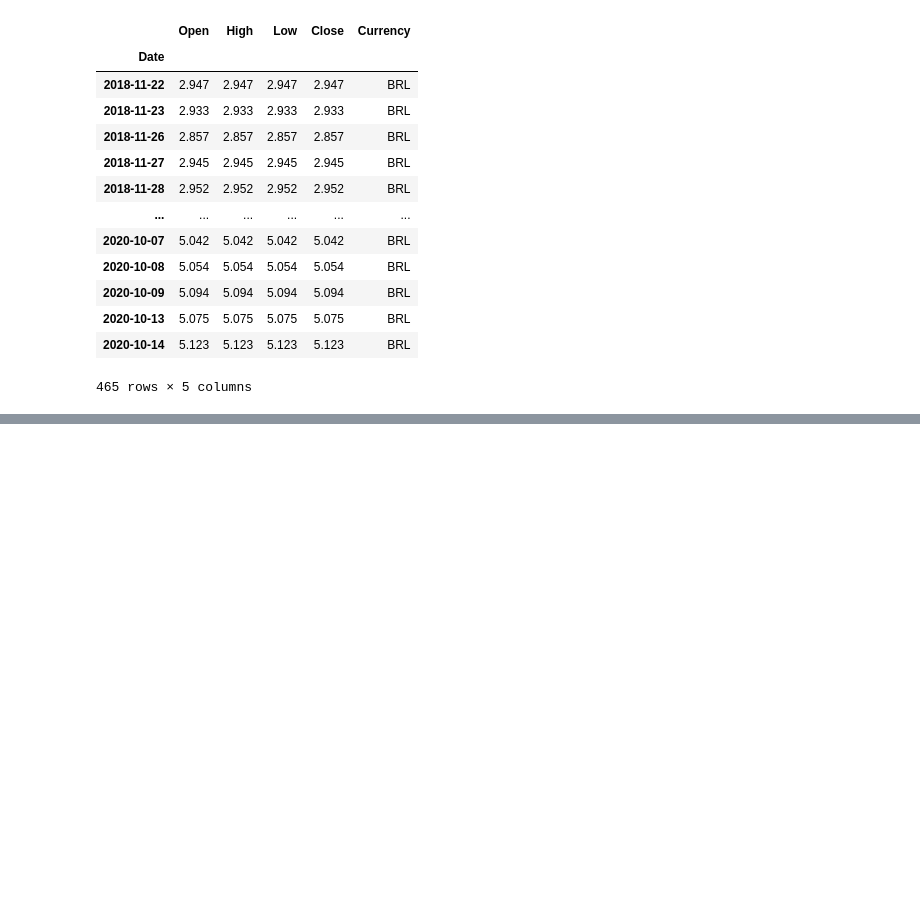
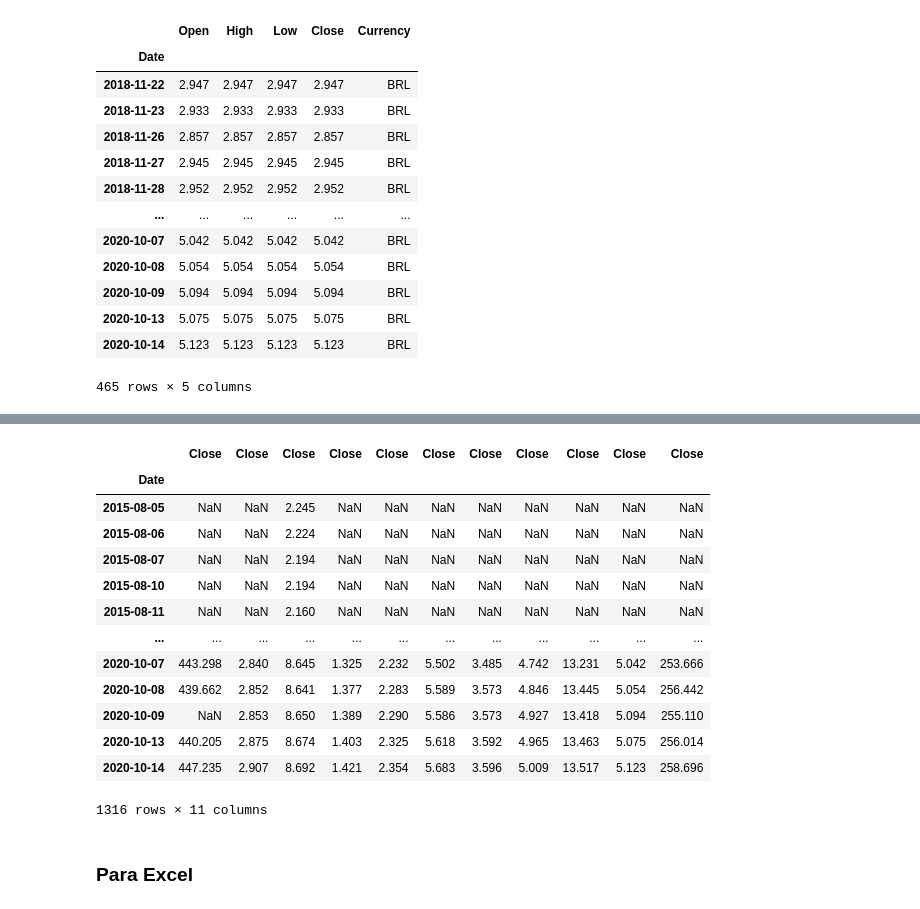
Before and after one commit to Paiva-Coppe/Base, a Jupyter notebook: Bruno_Fundos.ipynb, the cells around one changed output, grey strips where cells are left out. Cells and saved outputs as stored; diff of their text form; code cells hidden in the pictures; blank space fills up the shorter version.

```diff
--- a/Bruno_Fundos.ipynb
+++ b/Bruno_Fundos.ipynb
@@ -235,0 +263,19 @@ hd_11
+# %%
+hd = pandas.concat([hd_01,hd_02,hd_03,hd_04,hd_05,hd_06,hd_07,hd_08,hd_09,hd_10,hd_11], axis=1)
+hdc = hd['Close']
+hdc
+# %% [output]
+|  | Close | Close | Close | Close | Close | Close | Close | Close | Close | Close | Close |
+| Date |  |  |  |  |  |  |  |  |  |  |  |
+| 2015-08-05 | NaN | NaN | 2.245 | NaN | NaN | NaN | NaN | NaN | NaN | NaN | NaN |
+| 2015-08-06 | NaN | NaN | 2.224 | NaN | NaN | NaN | NaN | NaN | NaN | NaN | NaN |
+| 2015-08-07 | NaN | NaN | 2.194 | NaN | NaN | NaN | NaN | NaN | NaN | NaN | NaN |
+| 2015-08-10 | NaN | NaN | 2.194 | NaN | NaN | NaN | NaN | NaN | NaN | NaN | NaN |
+| 2015-08-11 | NaN | NaN | 2.160 | NaN | NaN | NaN | NaN | NaN | NaN | NaN | NaN |
+| ... | ... | ... | ... | ... | ... | ... | ... | ... | ... | ... | ... |
+| 2020-10-07 | 443.298 | 2.840 | 8.645 | 1.325 | 2.232 | 5.502 | 3.485 | 4.742 | 13.231 | 5.042 | 253.666 |
+| 2020-10-08 | 439.662 | 2.852 | 8.641 | 1.377 | 2.283 | 5.589 | 3.573 | 4.846 | 13.445 | 5.054 | 256.442 |
+| 2020-10-09 | NaN | 2.853 | 8.650 | 1.389 | 2.290 | 5.586 | 3.573 | 4.927 | 13.418 | 5.094 | 255.110 |
+| 2020-10-13 | 440.205 | 2.875 | 8.674 | 1.403 | 2.325 | 5.618 | 3.592 | 4.965 | 13.463 | 5.075 | 256.014 |
+| 2020-10-14 | 447.235 | 2.907 | 8.692 | 1.421 | 2.354 | 5.683 | 3.596 | 5.009 | 13.517 | 5.123 | 258.696 |
+1316 rows × 11 columns
@@ -235,0 +298,2 @@ hd_11
+# %% [markdown]
+### **Para Excel**
```
Also changed, not shown: parts of 18 cells of this notebook.
